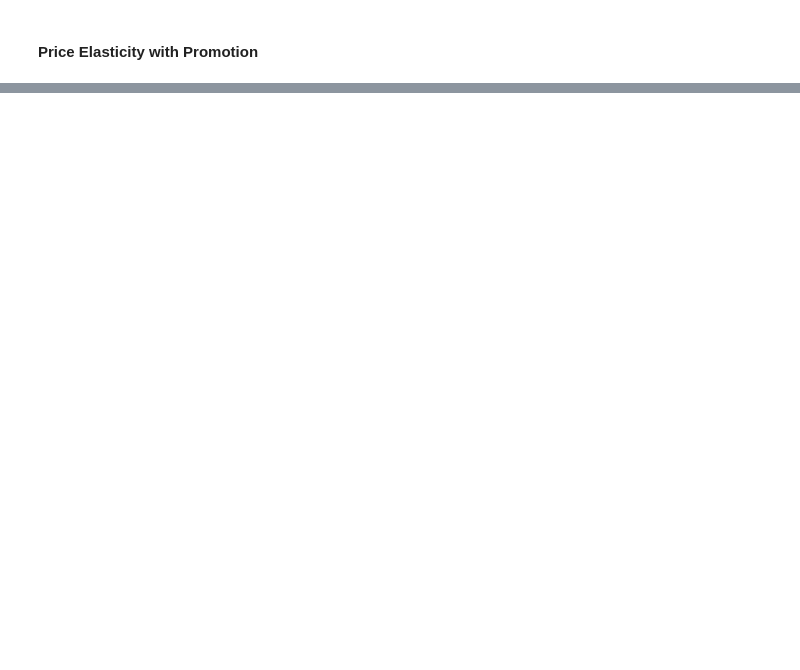
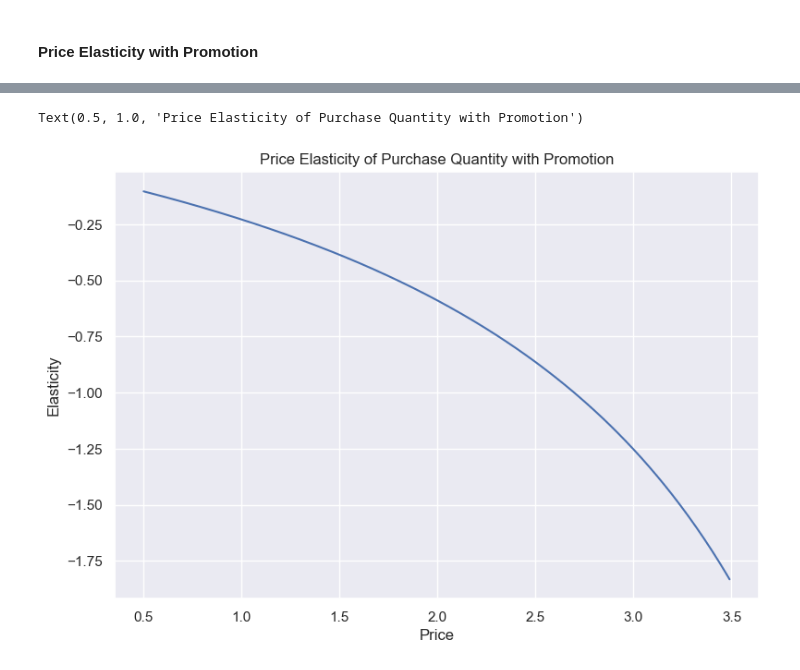
Before and after one commit to Mega-Barrel/customer_analytics, a Jupyter notebook: modelling_purchase_incidence.ipynb, the cells around one changed output, grey strips where cells are left out. Saved outputs shown, nothing was run; the diff lists cells and outputs as text; code cells hidden in the pictures; blank space fills up the shorter version.

```diff
--- a/modelling_purchase_incidence.ipynb
+++ b/modelling_purchase_incidence.ipynb
@@ -320,0 +588,7 @@ Feature names unseen at fit time:
+# %%
+df_price_elasticity_quantity = pd.DataFrame(index=np.arange(price_range.size))
+df_price_elasticity_quantity['Price_Incidence'] = price_range
+df_price_elasticity_quantity['Promotion_Incidence'] = 1
+# %%
+beta_quantity = model_quantity.coef_[0]
+beta_quantity
@@ -320,0 +597,4 @@ Feature names unseen at fit time:
+# %%
+predict_quantity = model_quantity.predict(df_price_elasticity_quantity)
+# %%
+price_elasticity_quantity_promotion_yes = beta_quantity * price_range / predict_quantity
@@ -320,0 +611,9 @@ Feature names unseen at fit time:
+# %%
+plt.figure(figsize=(9,6))
+plt.plot(price_range, price_elasticity_quantity_promotion_yes)
+plt.xlabel('Price')
+plt.ylabel('Elasticity')
+plt.title('Price Elasticity of Purchase Quantity with Promotion')
+# %% [output]
+Text(0.5, 1.0, 'Price Elasticity of Purchase Quantity with Promotion')
+[figure, added]
```
Also changed, not shown: parts of 73 cells of this notebook.
